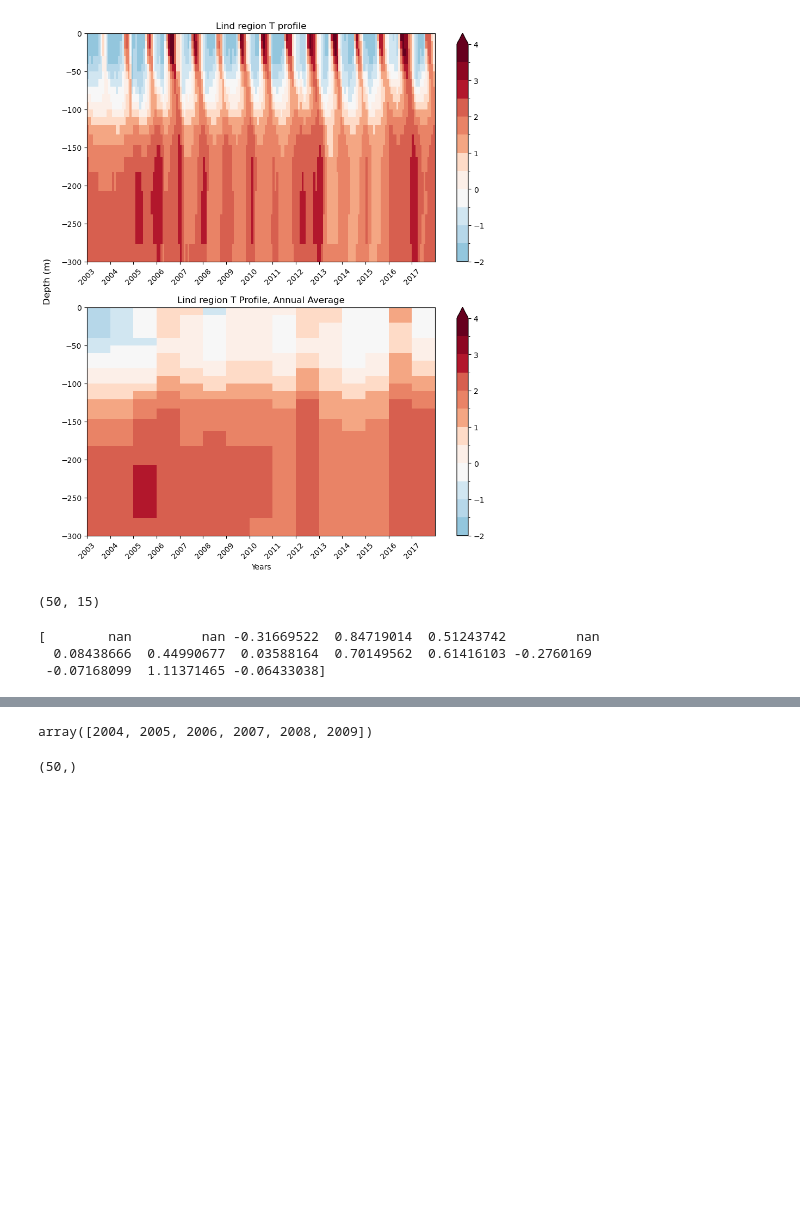
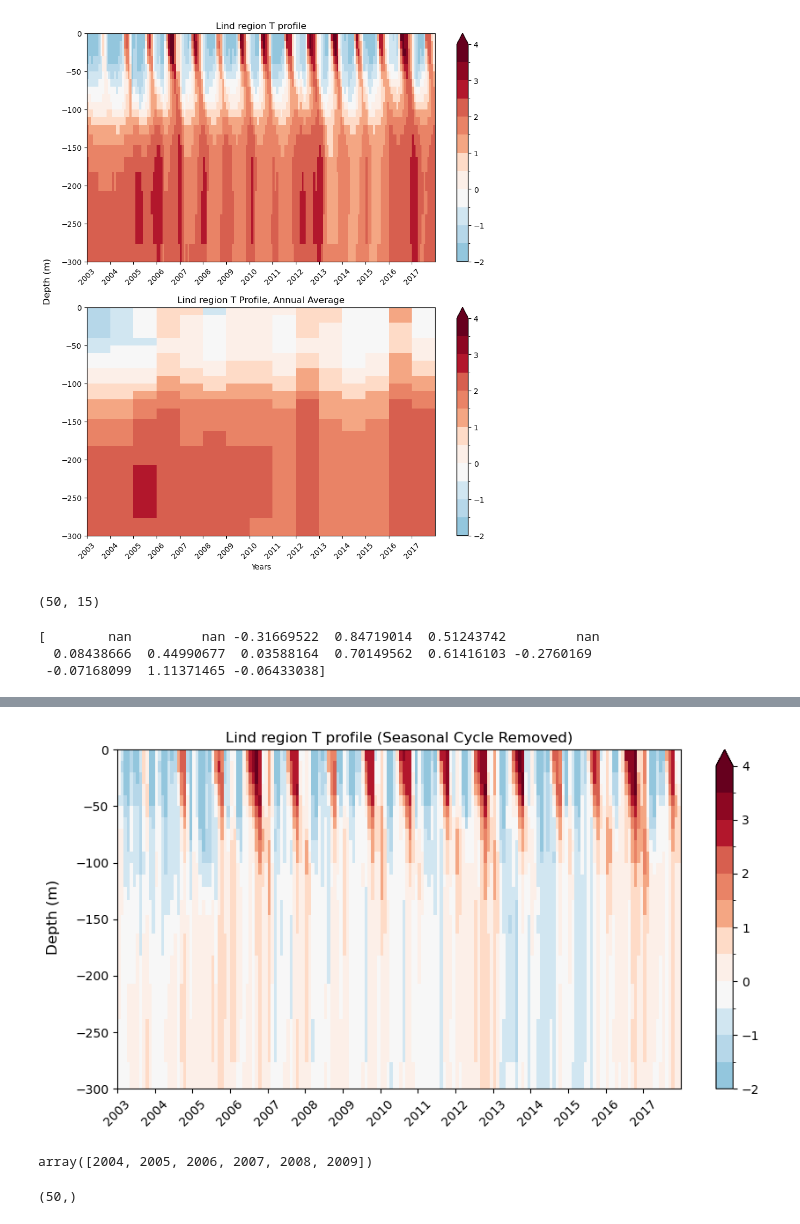
Before and after one commit to margaretmurakami/crios_backups, a Jupyter notebook: ASTE_270/Pemberton_BarentsSpaper/Lind2018/select_mask_Lind.ipynb, the cells around one changed output, grey strips where cells are left out. Drawn from its saved outputs; the diff is of its cells as text; code cells hidden in the pictures; blank space fills up the shorter version.

```diff
--- a/ASTE_270/Pemberton_BarentsSpaper/Lind2018/select_mask_Lind.ipynb
+++ b/ASTE_270/Pemberton_BarentsSpaper/Lind2018/select_mask_Lind.ipynb
@@ -708,3 +706,42 @@ plt.savefig("LindFig1c.png",dpi=300)
+# %%
+# Assume thetaprofile is of shape (depth, months * years) i.e., (N_depth, 180)
+n_months = 12
+n_years = thetaprofile.shape[1] // n_months  # Assuming 15 years (2003-2017)
+
+# Reshape into (depth, months, years) -> shape (N_depth, 12, 15)
+thetaprofile_reshaped = thetaprofile.reshape(thetaprofile.shape[0], n_months, n_years)
+
+# Compute the monthly climatology (average across years for each month)
+monthly_climatology = np.mean(thetaprofile_reshaped, axis=2)  # Shape (N_depth, 12)
+
+# Expand climatology back to (N_depth, 180) by repeating across years
+seasonal_cycle = np.tile(monthly_climatology, (1, n_years))
+
+# Remove the seasonal cycle
+thetaprofile_deseasoned = thetaprofile - seasonal_cycle
+
+# ---- Plot the deseasoned data ----
+XVc, YVc = np.meshgrid(np.arange(181), mygrid['RF'])
+cmap = mcolors.ListedColormap(colors)
+norm = mcolors.BoundaryNorm(bounds, ncolors=cmap.N, clip=True)
+
+fig = plt.figure(figsize=(10, 5))
+ax = plt.subplot(111)
+cb = ax.pcolormesh(XVc, YVc, thetaprofile_deseasoned, cmap=cmap, norm=norm)
+ax.set_ylim(-300, 0)
+ax.set_title("Lind region T profile (Seasonal Cycle Removed)")
+plt.colorbar(cb, extend="max")
+
+xtick_positions = np.arange(0, 180, 12)  # Every 12 months
+xtick_labels = np.arange(2003, 2018)  # Years from 2003 to 2017
+ax.set_xticks(xtick_positions)
+ax.set_xticklabels(xtick_labels, rotation=45)  # Rotate for readability
+
+fig.supylabel("Depth (m)")
+fig.subplots_adjust(left=0.1)  # Increase left margin (default ~0.125)
+plt.show()
+# %% [output]
+[figure, added]
 # %%
 allyears[1:7]
 # %% [output]
```
Also changed, not shown: parts of 6 cells of this notebook, 13 other files.
